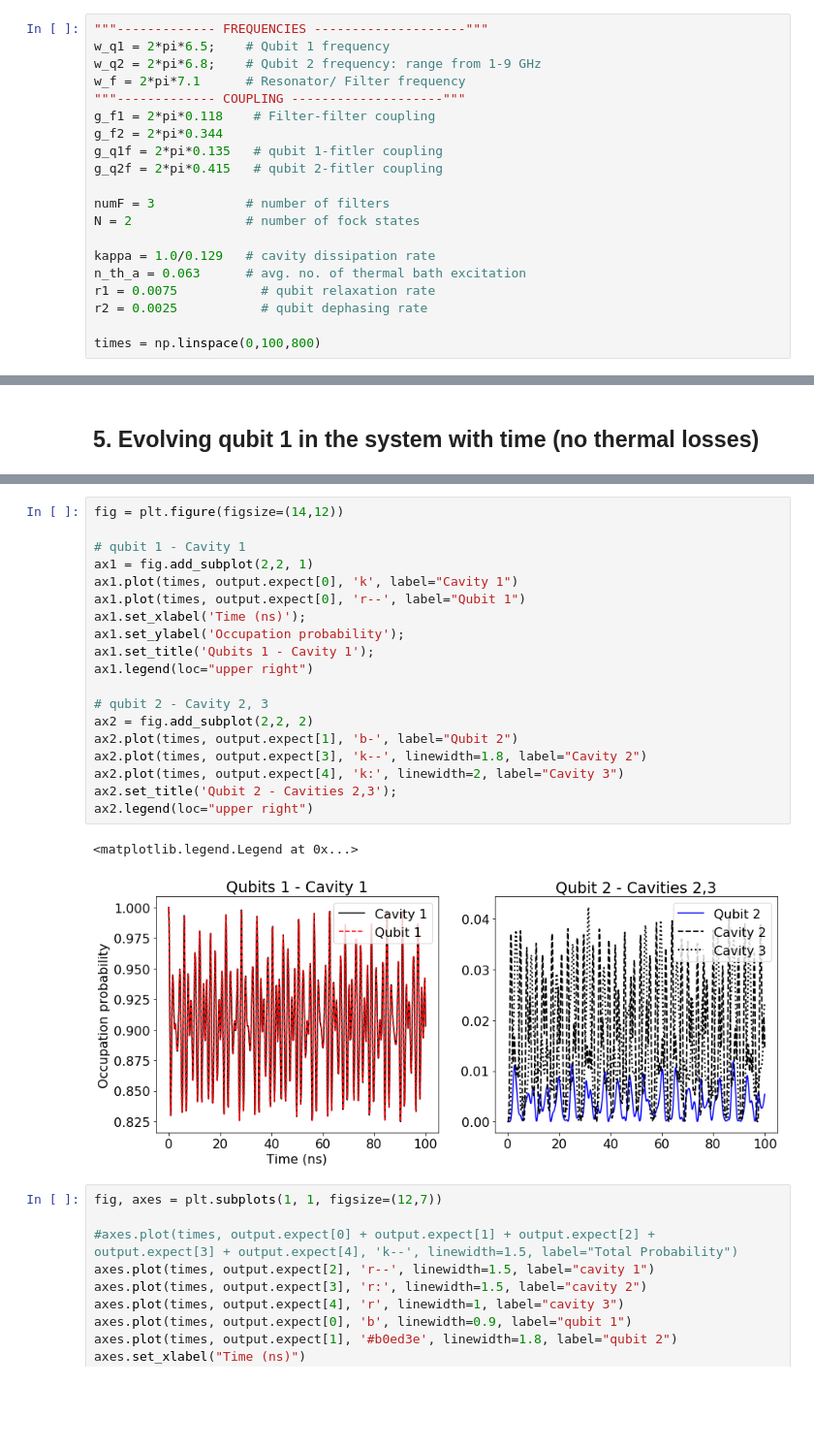
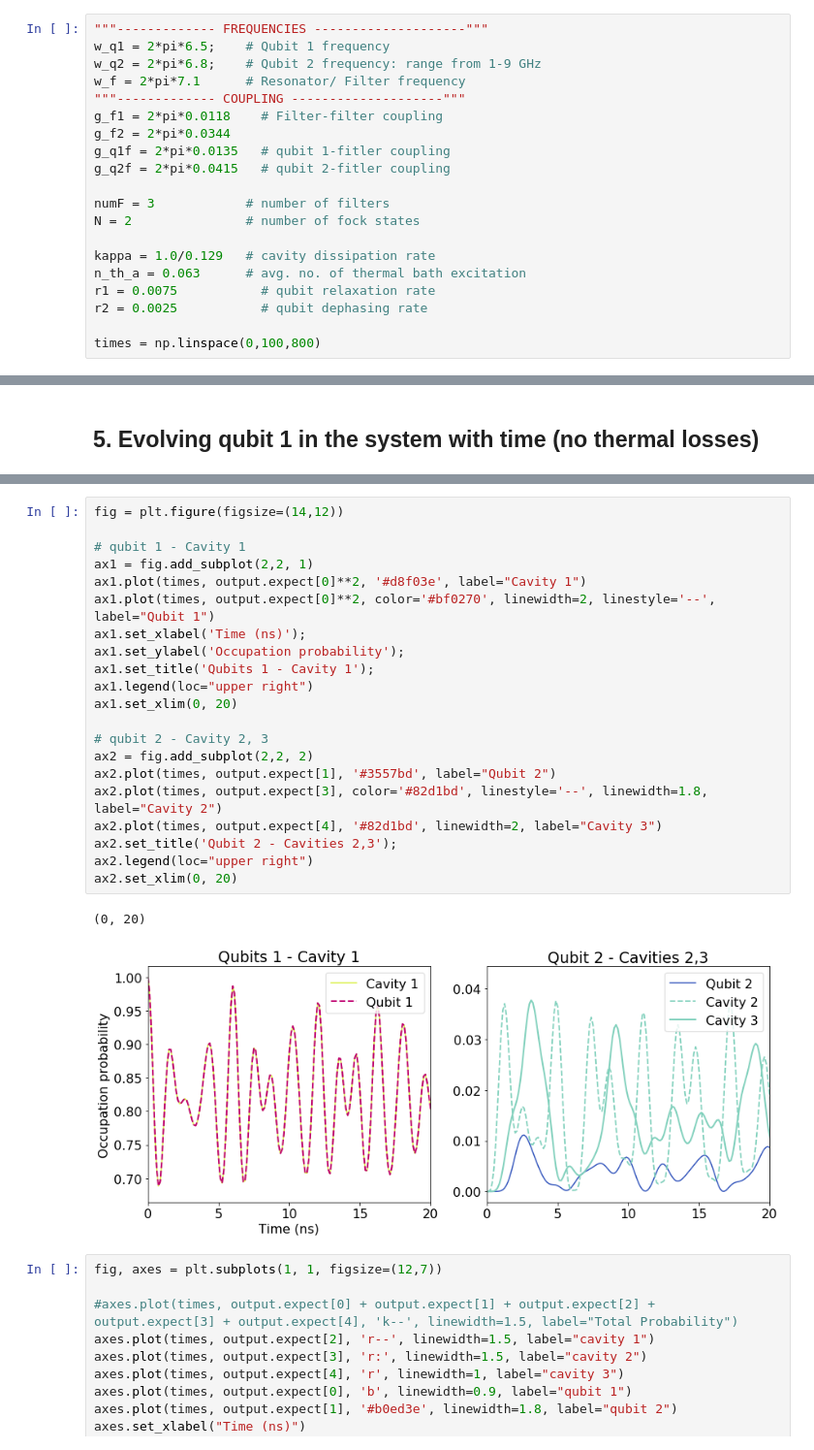
Before and after one commit to SoumyaShreeram/Qubit, a Jupyter notebook: Time Evolution, Frequency sweeps/Mutimode cavity qubit system without thermal losses.ipynb, the cells around one changed output, grey strips where cells are left out. Shown at 97% size. Cells and saved outputs as stored; diff of their text form; blank space fills up the shorter version.

```diff
--- a/Time Evolution, Frequency sweeps/Mutimode cavity qubit system without thermal losses.ipynb
+++ b/Time Evolution, Frequency sweeps/Mutimode cavity qubit system without thermal losses.ipynb
@@ -52,10 +52,10 @@ w_q1 = 2*pi*6.5;    # Qubit 1 frequency
 w_q2 = 2*pi*6.8;    # Qubit 2 frequency: range from 1-9 GHz
 w_f = 2*pi*7.1      # Resonator/ Filter frequency
 """------------- COUPLING --------------------"""
-g_f1 = 2*pi*0.118    # Filter-filter coupling
-g_f2 = 2*pi*0.344
-g_q1f = 2*pi*0.135   # qubit 1-fitler coupling
-g_q2f = 2*pi*0.415   # qubit 2-fitler coupling
+g_f1 = 2*pi*0.0118    # Filter-filter coupling
+g_f2 = 2*pi*0.0344
+g_q1f = 2*pi*0.0135   # qubit 1-fitler coupling
+g_q2f = 2*pi*0.0415   # qubit 2-fitler coupling
 
 numF = 3            # number of filters
 N = 2               # number of fock states
@@ -185,25 +184,27 @@ output = mesolve(H, psi0, times, [], [n1, n2, numOp(a1), numOp(a2), numOp(a3)])
 # %%
 fig = plt.figure(figsize=(14,12))
 
 # qubit 1 - Cavity 1
 ax1 = fig.add_subplot(2,2, 1)
-ax1.plot(times, output.expect[0], 'k', label="Cavity 1")
-ax1.plot(times, output.expect[0], 'r--', label="Qubit 1")
+ax1.plot(times, output.expect[0]**2, '#d8f03e', label="Cavity 1")
+ax1.plot(times, output.expect[0]**2, color='#bf0270', linewidth=2, linestyle='--', label="Qubit 1")
 ax1.set_xlabel('Time (ns)');
 ax1.set_ylabel('Occupation probability');
 ax1.set_title('Qubits 1 - Cavity 1');
 ax1.legend(loc="upper right")
+ax1.set_xlim(0, 20)
 
 # qubit 2 - Cavity 2, 3
 ax2 = fig.add_subplot(2,2, 2)
-ax2.plot(times, output.expect[1], 'b-', label="Qubit 2")
-ax2.plot(times, output.expect[3], 'k--', linewidth=1.8, label="Cavity 2")
-ax2.plot(times, output.expect[4], 'k:', linewidth=2, label="Cavity 3")
+ax2.plot(times, output.expect[1], '#3557bd', label="Qubit 2")
+ax2.plot(times, output.expect[3], color='#82d1bd', linestyle='--', linewidth=1.8, label="Cavity 2")
+ax2.plot(times, output.expect[4], '#82d1bd', linewidth=2, label="Cavity 3")
 ax2.set_title('Qubit 2 - Cavities 2,3');
 ax2.legend(loc="upper right")
+ax2.set_xlim(0, 20)
 # %% [output]
-<matplotlib.legend.Legend at 0x...>
+(0, 20)
-[figure, old version]
+[figure, new version]
 # %%
 fig, axes = plt.subplots(1, 1, figsize=(12,7))
 
```
Also changed, not shown: parts of 9 cells of this notebook, 3 other files.
